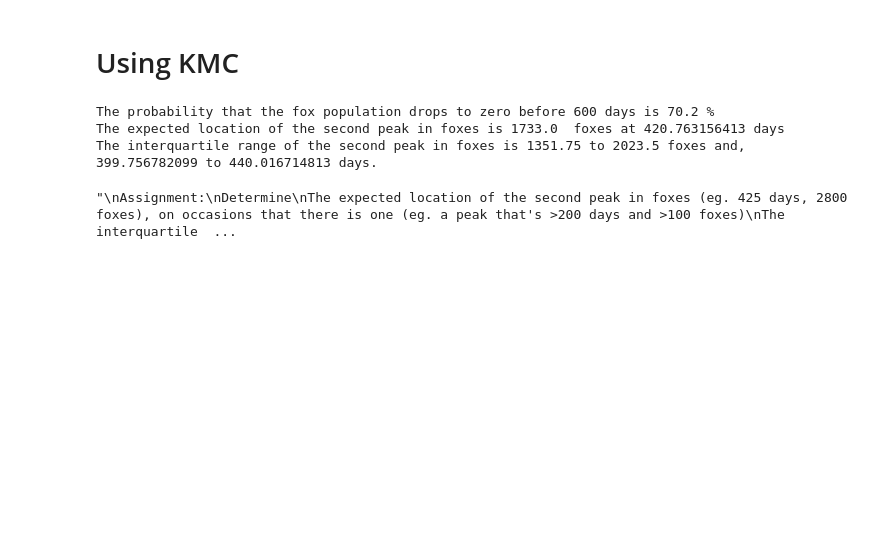
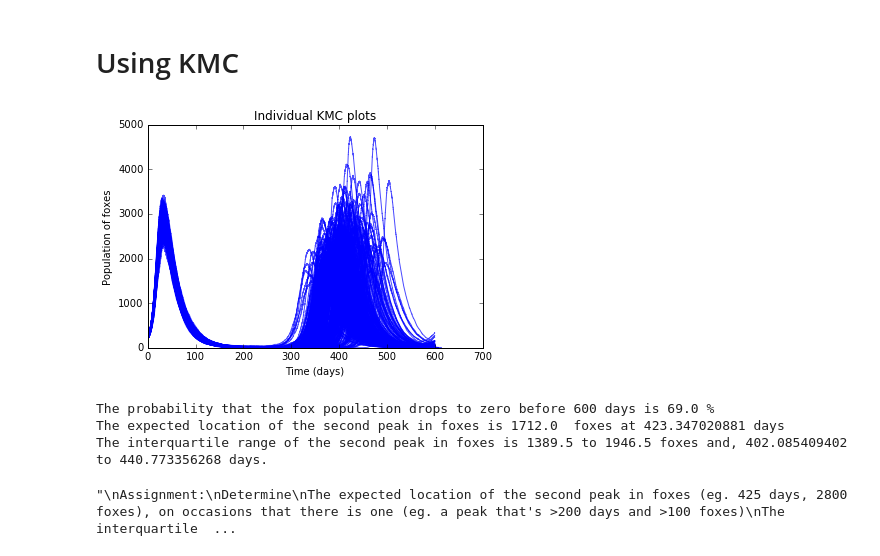
Before and after one commit to jamesl94/rabbits-and-foxes-GrrdRd5, a Jupyter notebook: rabbits-and-foxes.ipynb, the cells around one changed output. Cells and saved outputs as stored; diff of their text form; code cells hidden in the pictures; blank space fills up the shorter version.

Commit message:
Added plot to show implemented KMC method
Let it run for a long time, it's very slow

```diff
--- a/rabbits-and-foxes.ipynb
+++ b/rabbits-and-foxes.ipynb
@@ -224,36 +224,44 @@ for i in range (trails):
 
         if Rabbits[-1]==0:
             if time_rabbit_death==0:
                 time_rabbit_death = time[-1]
             #There's no break here, but foxes are going to die out anyway. But if this occurs only a few days before the 600 day limit, then foxes may still edge out til the end. This is unlikely though.
 
         if Foxes[-1]==0:
             FOX_DEATH_COUNT += 1
             break
 
     if Rabbits[-1]==0:
         Rabbits_died_this_many_times += 1
 
     if Foxes[-1]>0:
         second_peaks.append(find_peaks(Foxes,time))
 
+    plt.plot(time,Foxes,"b-",alpha=0.7)
+
 FOX_DEATH_STAT = 100*FOX_DEATH_COUNT/trails
 RABBIT_DEATH_STAT = 100*Rabbits_died_this_many_times/trails
 
 #this is basically just from stackoverflow
 f_q75, f_q25 = np.percentile(np.array(second_peaks)[:,0], [75 ,25])
 
 t_q75, t_q25 = np.percentile(np.array(second_peaks)[:,1], [75 ,25])
 
+plt.xlabel('Time (days)')
+plt.ylabel('Population of foxes')
+plt.title('Individual KMC plots')
+plt.show()
+
 print("The probability that the fox population drops to zero before",t_f,"days is",FOX_DEATH_STAT,"%")
 print("The expected location of the second peak in foxes is",round(np.mean(np.array(second_peaks)[:,0]))," foxes at",np.mean(np.array(second_peaks)[:,1]),"days")
 print("The interquartile range of the second peak in foxes is",f_q25,"to",f_q75,"foxes and,",t_q25,"to",t_q75,"days.")
 
 #wow this runs really slow
 # %% [output]
+[figure, added]
-The probability that the fox population drops to zero before 600 days is 70.2 %
-The expected location of the second peak in foxes is 1733.0  foxes at 420.763156413 days
-The interquartile range of the second peak in foxes is 1351.75 to 2023.5 foxes and, 399.756782099 to 440.016714813 days.
+The probability that the fox population drops to zero before 600 days is 69.0 %
+The expected location of the second peak in foxes is 1712.0  foxes at 423.347020881 days
+The interquartile range of the second peak in foxes is 1389.5 to 1946.5 foxes and, 402.085409402 to 440.773356268 days.
 # %%
 """
 Assignment:
```
